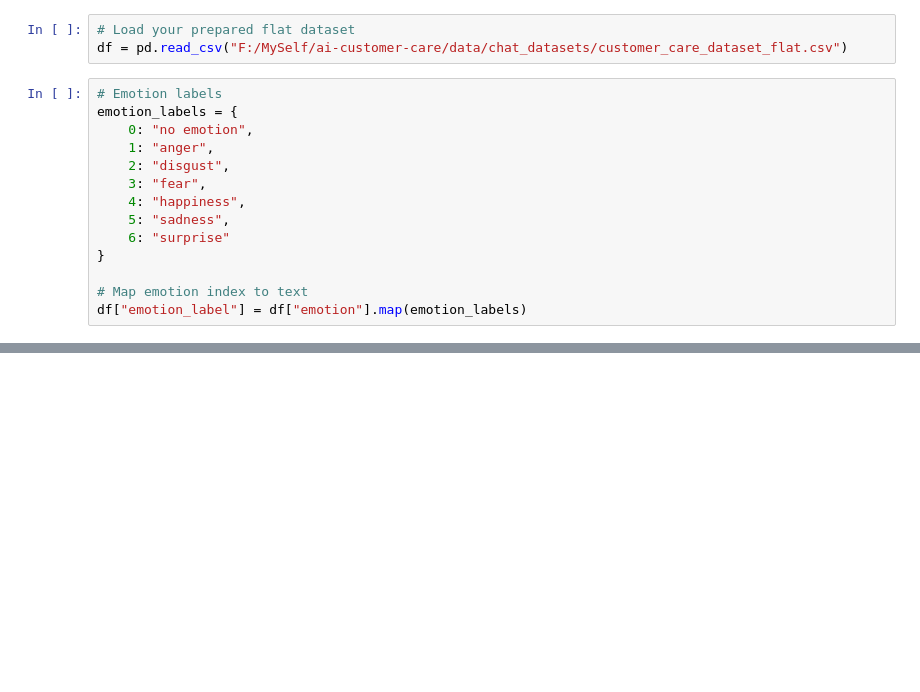
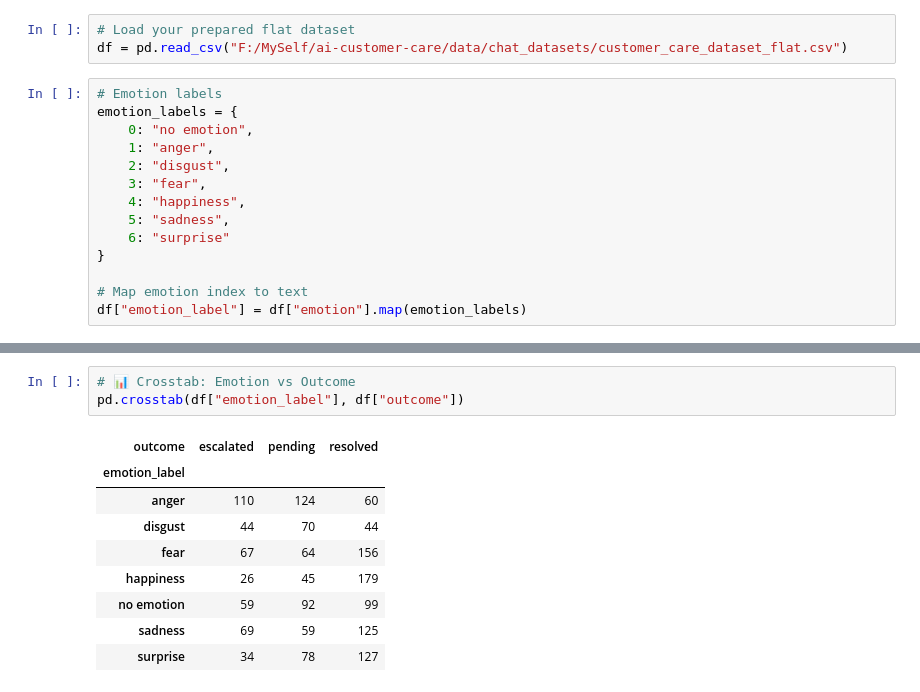
Before and after one commit to SivaganeshSelvam23/ai-customer-care, a Jupyter notebook: notebooks/eda_chat_dataset.ipynb, the cells around one changed output, grey strips where cells are left out. Saved outputs shown, nothing was run; the diff lists cells and outputs as text; blank space fills up the shorter version.

```diff
--- a/notebooks/eda_chat_dataset.ipynb
+++ b/notebooks/eda_chat_dataset.ipynb
@@ -88,0 +89,13 @@ plt.show()
+# %%
+# 📊 Crosstab: Emotion vs Outcome
+pd.crosstab(df["emotion_label"], df["outcome"])
+# %% [output]
+| outcome | escalated | pending | resolved |
+| emotion_label |  |  |  |
+| anger | 110 | 124 | 60 |
+| disgust | 44 | 70 | 44 |
+| fear | 67 | 64 | 156 |
+| happiness | 26 | 45 | 179 |
+| no emotion | 59 | 92 | 99 |
+| sadness | 69 | 59 | 125 |
+| surprise | 34 | 78 | 127 |
```
Also changed, not shown: parts of 7 cells of this notebook, 3 other files.
